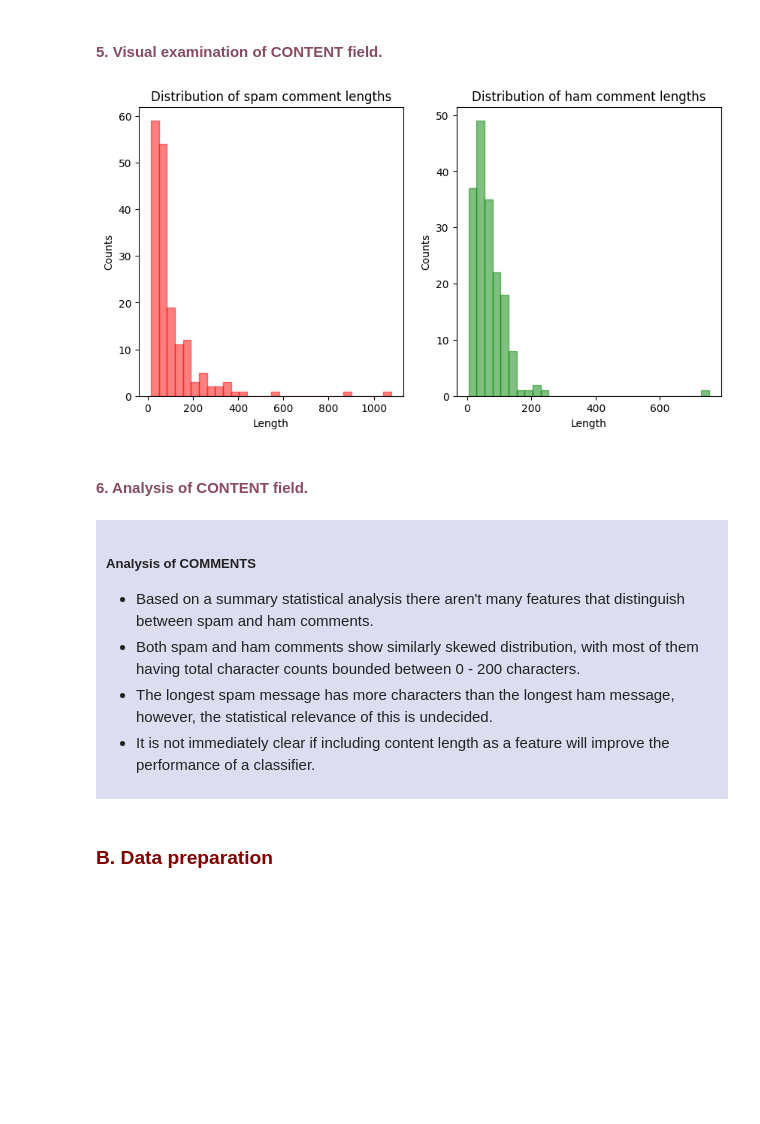
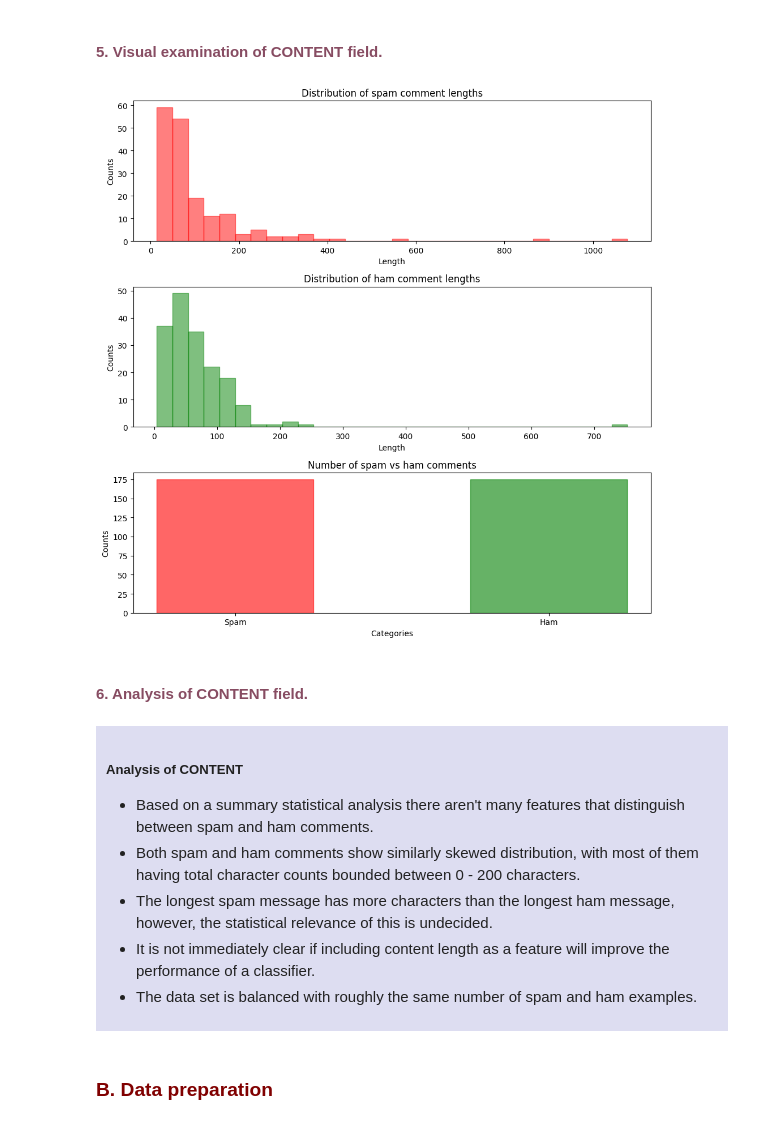
Before and after one commit to udaykurien/NLP_Project_Group3, a Jupyter notebook: final_project.ipynb, the cells around one changed output. Saved outputs shown, nothing was run; the diff lists cells and outputs as text; code cells hidden in the pictures; blank space fills up the shorter version.

```diff
--- a/final_project.ipynb
+++ b/final_project.ipynb
@@ -167,29 +168,38 @@ LoL﻿
 # %%
 # Get lengths of all spam and ham comments
 spam_lengths = raw_data.loc[raw_data["CLASS"]==1, "CONTENT"].str.len()
 ham_lengths = raw_data.loc[raw_data["CLASS"]==0, "CONTENT"].str.len()
 
 # Plot distribution of spam and ham lengths
-fig, ax = plt.subplots(nrows=1, ncols=2, figsize=(10,5))
+fig, ax = plt.subplots(nrows=3, ncols=1, figsize=(10,10))
 
 ax[0].hist(spam_lengths, bins=30, color="red", edgecolor="red", alpha=0.5)
 ax[0].set_title("Distribution of spam comment lengths")
 ax[0].set_xlabel("Length")
 ax[0].set_ylabel("Counts")
 
 ax[1].hist(ham_lengths, bins=30, color="green", edgecolor="green", alpha=0.5)
 ax[1].set_title("Distribution of ham comment lengths")
 ax[1].set_xlabel("Length")
 ax[1].set_ylabel("Counts")
 
+ax[2].bar( x=1, height=(raw_data["CLASS"]==1).sum(), width =0.5, color='red', edgecolor="red", alpha=0.6, label="Spam")
+ax[2].bar( x=2, height=(raw_data["CLASS"]==0).sum(), width =0.5, color='green', edgecolor="green", alpha=0.6, label="Ham")
+ax[2].set_xticks([1, 2])
+ax[2].set_xticklabels(['Spam', 'Ham'])
+ax[2].set_title("Number of spam vs ham comments")
+ax[2].set_xlabel("Categories")
+ax[2].set_ylabel("Counts")
+
+plt.tight_layout()
 plt.show()
 # %% [output]
-[figure, old version]
+[figure, new version]
 # %% [markdown]
 <h4 style="color:#874c62;">6. Analysis of <b>CONTENT</b> field.</h4>
 # %% [markdown]
 <div style="background-color: rgba(120,120,200,0.25); padding: 10px;">
-    <h5>Analysis of COMMENTS<br></h5>
+    <h5>Analysis of CONTENT<br></h5>
         <body>
             <ul>
                 <li>
@@ -204,6 +214,9 @@ plt.show()
                 <li>
                     It is not immediately clear if including content length as a feature will improve the performance of a classifier.
                 </li>
+                <li>
+                    The data set is balanced with roughly the same number of spam and ham examples.
+                </li>
             </ul>
     </body>
 </div>
```
Also changed, not shown: parts of 32 cells of this notebook.
